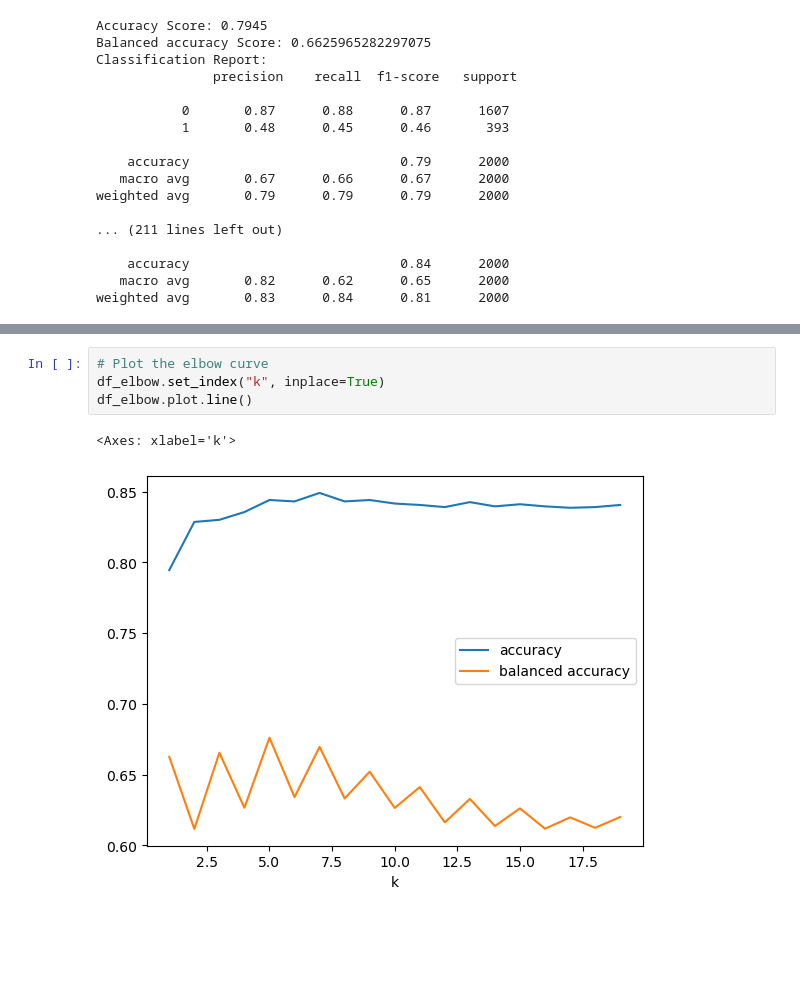
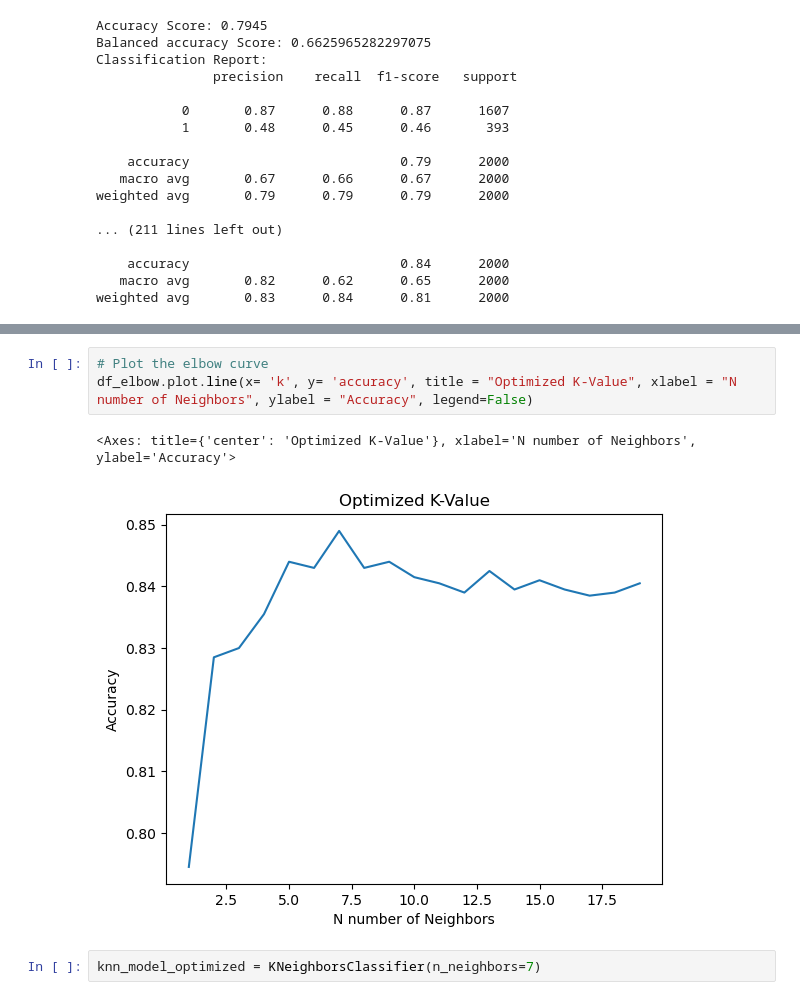
Before and after one commit to jessegunter/Project2_Bank_Customer_Churn, a Jupyter notebook: knn.ipynb, the cells around one changed output, grey strips where cells are left out. Drawn from its saved outputs; the diff is of its cells as text; blank space fills up the shorter version.

Commit message:
changed graph

```diff
--- a/knn.ipynb
+++ b/knn.ipynb
@@ -86,7 +86,8 @@ df_elbow.head()
-# %%
-# Plot the elbow curve
-df_elbow.set_index("k", inplace=True)
-df_elbow.plot.line()
-# %% [output]
-<Axes: xlabel='k'>
-[figure, removed]
+# %%
+# Plot the elbow curve
+df_elbow.plot.line(x= 'k', y= 'accuracy', title = "Optimized K-Value", xlabel = "N number of Neighbors", ylabel = "Accuracy", legend=False)
+# %% [output]
+<Axes: title={'center': 'Optimized K-Value'}, xlabel='N number of Neighbors', ylabel='Accuracy'>
+[figure, added]
+# %%
+knn_model_optimized = KNeighborsClassifier(n_neighbors=7)
```
Also changed, not shown: parts of 2 cells of this notebook.
